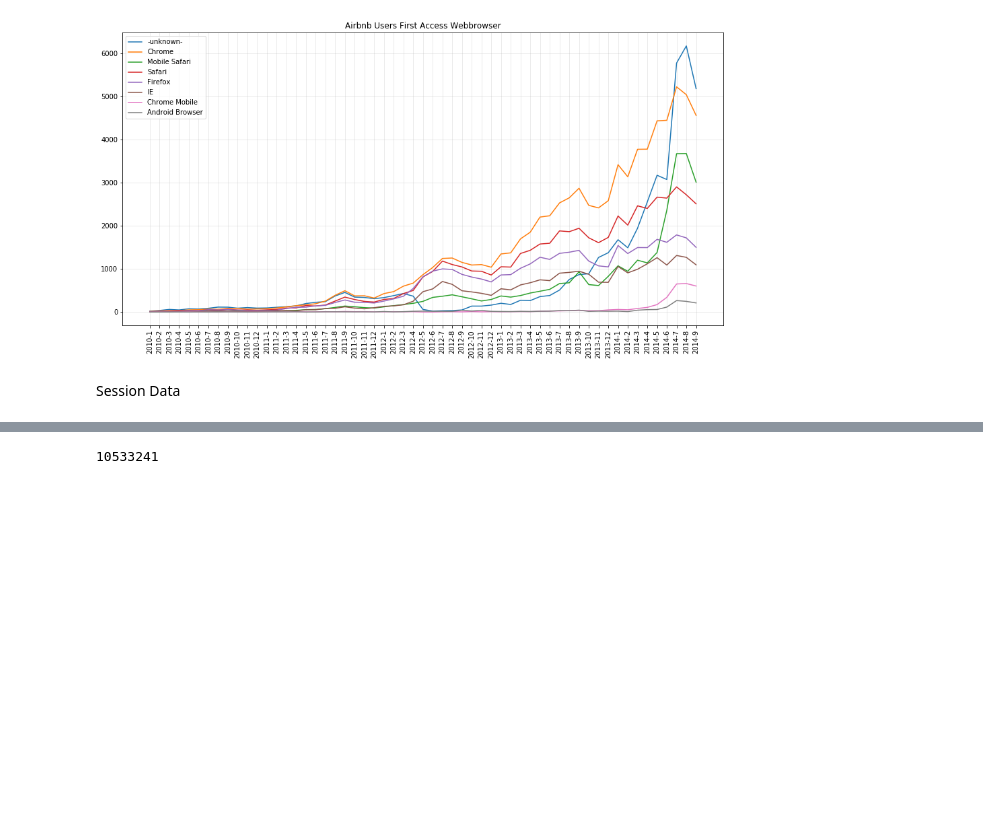
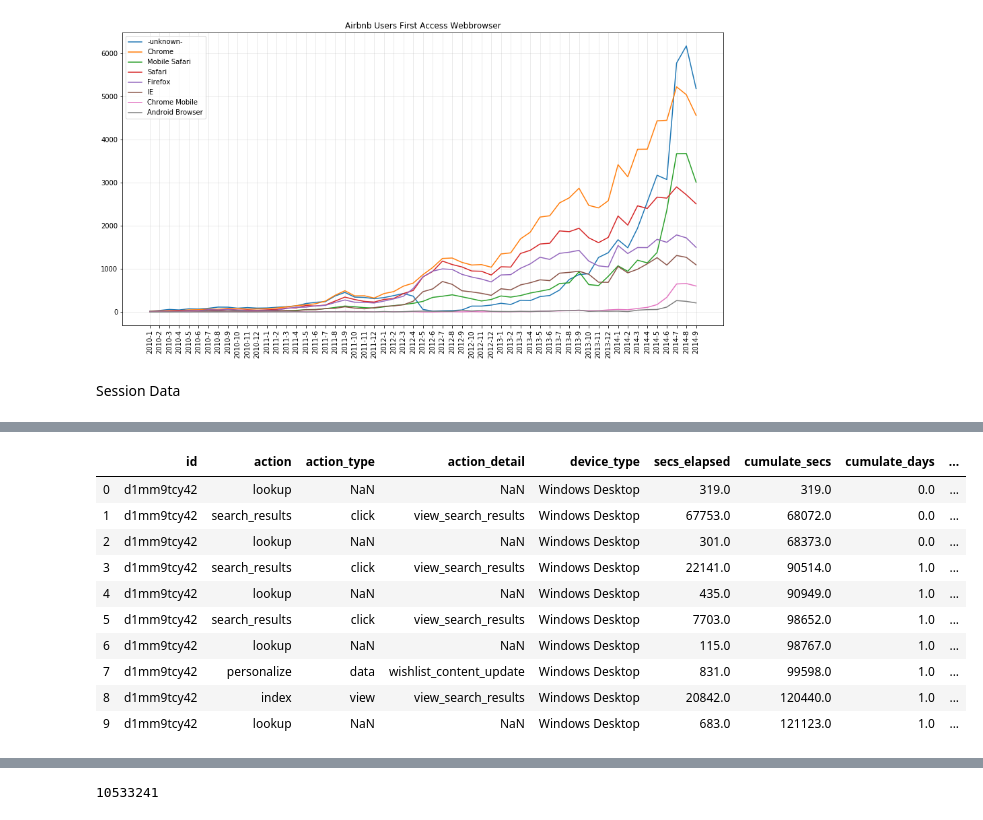
Before and after one commit to seonnyseo/data_analysis, a Jupyter notebook: airbnb_recruiting_new_user_bookings/notebook/eda.ipynb, the cells around one changed output, grey strips where cells are left out. Saved outputs shown, nothing was run; the diff lists cells and outputs as text; code cells hidden in the pictures; blank space fills up the shorter version.

```diff
--- a/airbnb_recruiting_new_user_bookings/notebook/eda.ipynb
+++ b/airbnb_recruiting_new_user_bookings/notebook/eda.ipynb
@@ -431,3 +427,17 @@ len(sessions)
+# %%
+sessions.head(10)
+# %% [output]
+|  | id | action | action_type | action_detail | device_type | secs_elapsed | cumulate_secs | cumulate_days | ... |
+| 0 | d1mm9tcy42 | lookup | NaN | NaN | Windows Desktop | 319.0 | 319.0 | 0.0 | ... |
+| 1 | d1mm9tcy42 | search_results | click | view_search_results | Windows Desktop | 67753.0 | 68072.0 | 0.0 | ... |
+| 2 | d1mm9tcy42 | lookup | NaN | NaN | Windows Desktop | 301.0 | 68373.0 | 0.0 | ... |
+| 3 | d1mm9tcy42 | search_results | click | view_search_results | Windows Desktop | 22141.0 | 90514.0 | 1.0 | ... |
+| 4 | d1mm9tcy42 | lookup | NaN | NaN | Windows Desktop | 435.0 | 90949.0 | 1.0 | ... |
+| 5 | d1mm9tcy42 | search_results | click | view_search_results | Windows Desktop | 7703.0 | 98652.0 | 1.0 | ... |
+| 6 | d1mm9tcy42 | lookup | NaN | NaN | Windows Desktop | 115.0 | 98767.0 | 1.0 | ... |
+| 7 | d1mm9tcy42 | personalize | data | wishlist_content_update | Windows Desktop | 831.0 | 99598.0 | 1.0 | ... |
+| 8 | d1mm9tcy42 | index | view | view_search_results | Windows Desktop | 20842.0 | 120440.0 | 1.0 | ... |
+| 9 | d1mm9tcy42 | lookup | NaN | NaN | Windows Desktop | 683.0 | 121123.0 | 1.0 | ... |
 # %%
 sessions = sessions.rename(columns = {'user_id':'id'})
 # %%
```
Also changed, not shown: parts of 20 cells of this notebook, 1 other file.
